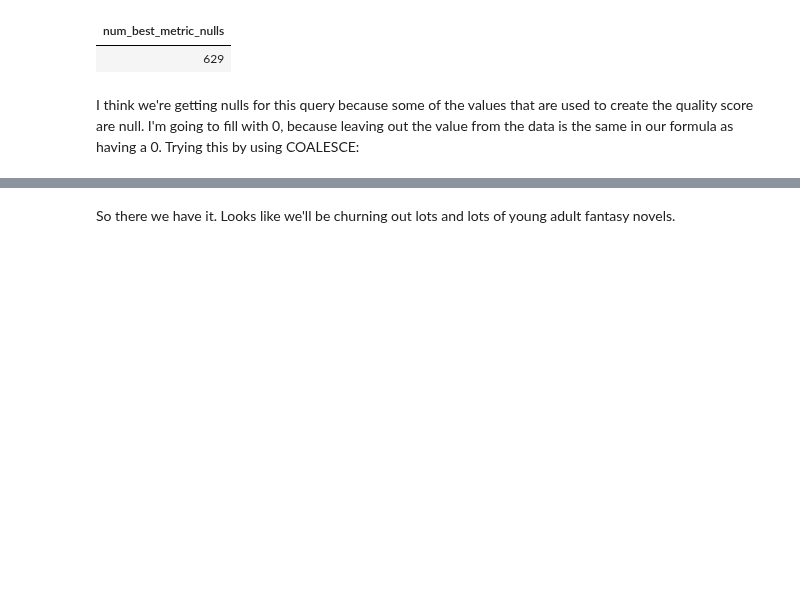
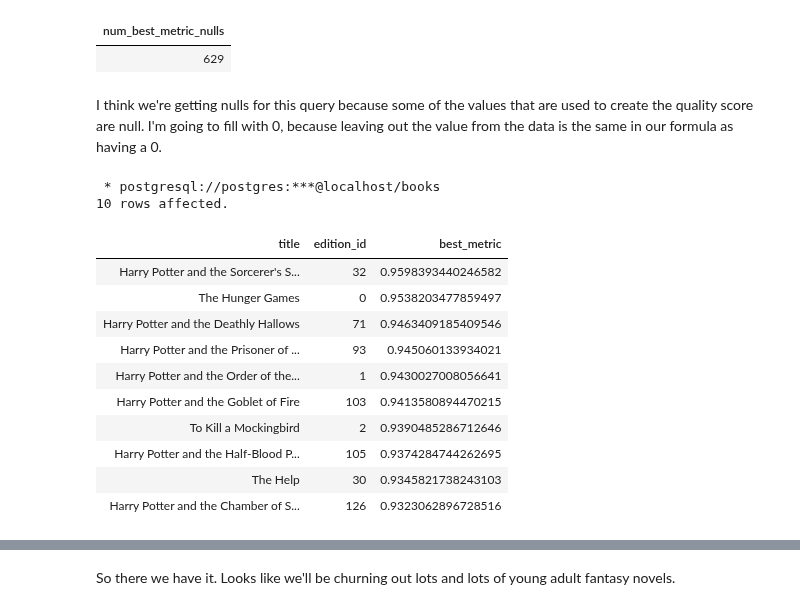
Before and after one commit to codeslp/books_db, a Jupyter notebook: src/analysis.ipynb, the cells around one changed output, grey strips where cells are left out. Saved outputs shown, nothing was run; the diff lists cells and outputs as text; code cells hidden in the pictures; blank space fills up the shorter version.

```diff
--- a/src/analysis.ipynb
+++ b/src/analysis.ipynb
@@ -679,6 +668,33 @@ WHERE best_metric IS NULL;
 | num_best_metric_nulls |
 | 629 |
 # %% [markdown]
-I think we're getting nulls for this query because some of the values that are used to create the quality score are null.  I'm going to fill with 0, because leaving out the value from the data is the same in our formula as having a 0.   Trying this by using COALESCE:
+I think we're getting nulls for this query because some of the values that are used to create the quality score are null.  I'm going to fill with 0, because leaving out the value from the data is the same in our formula as having a 0.
+# %%
+
+%%sql
+
+SELECT title, edition_id,
+    ((COALESCE(rating_normalization, 0) +
+    COALESCE(liked_percent_normalization, 0) +
+    COALESCE(norm_bbe_normalization, 0) +
+    COALESCE(norm_num_ratings_normalization, 0))
+    / 4) AS best_metric
+FROM edition
+ORDER BY best_metric DESC
+LIMIT 10;
+# %% [output]
+ * postgresql://postgres:***@localhost/books
+10 rows affected.
+| title | edition_id | best_metric |
+| Harry Potter and the Sorcerer's S... | 32 | 0.9598393440246582 |
+| The Hunger Games | 0 | 0.9538203477859497 |
+| Harry Potter and the Deathly Hallows | 71 | 0.9463409185409546 |
+| Harry Potter and the Prisoner of ... | 93 | 0.945060133934021 |
+| Harry Potter and the Order of the... | 1 | 0.9430027008056641 |
+| Harry Potter and the Goblet of Fire | 103 | 0.9413580894470215 |
+| To Kill a Mockingbird | 2 | 0.9390485286712646 |
+| Harry Potter and the Half-Blood P... | 105 | 0.9374284744262695 |
+| The Help | 30 | 0.9345821738243103 |
+| Harry Potter and the Chamber of S... | 126 | 0.9323062896728516 |
 # %%
 
```
Also changed, not shown: parts of 5 cells of this notebook.
